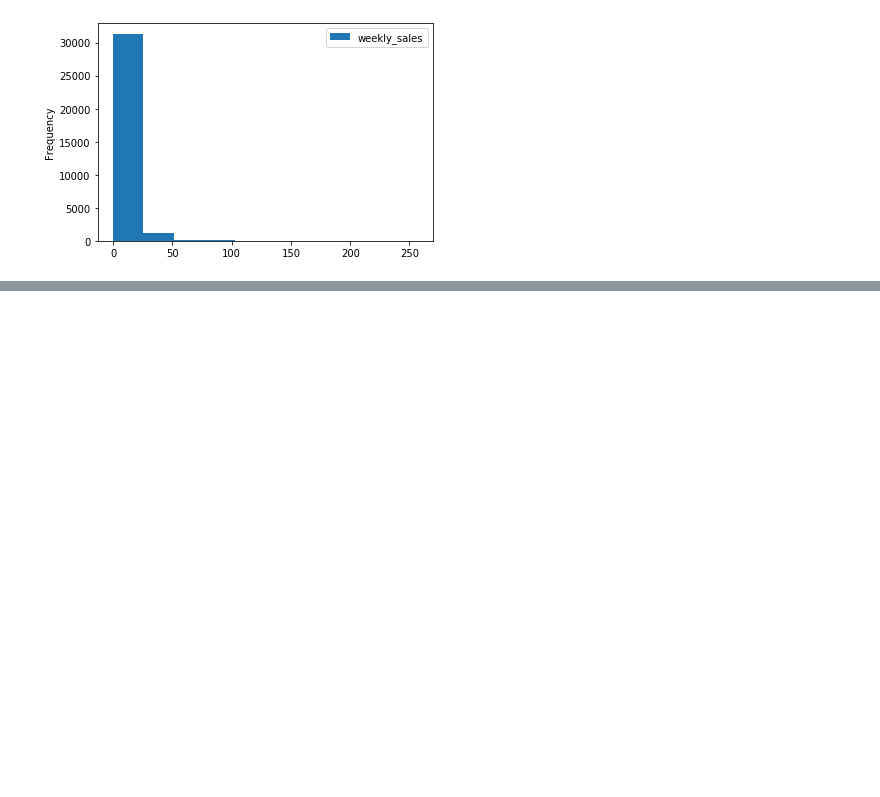
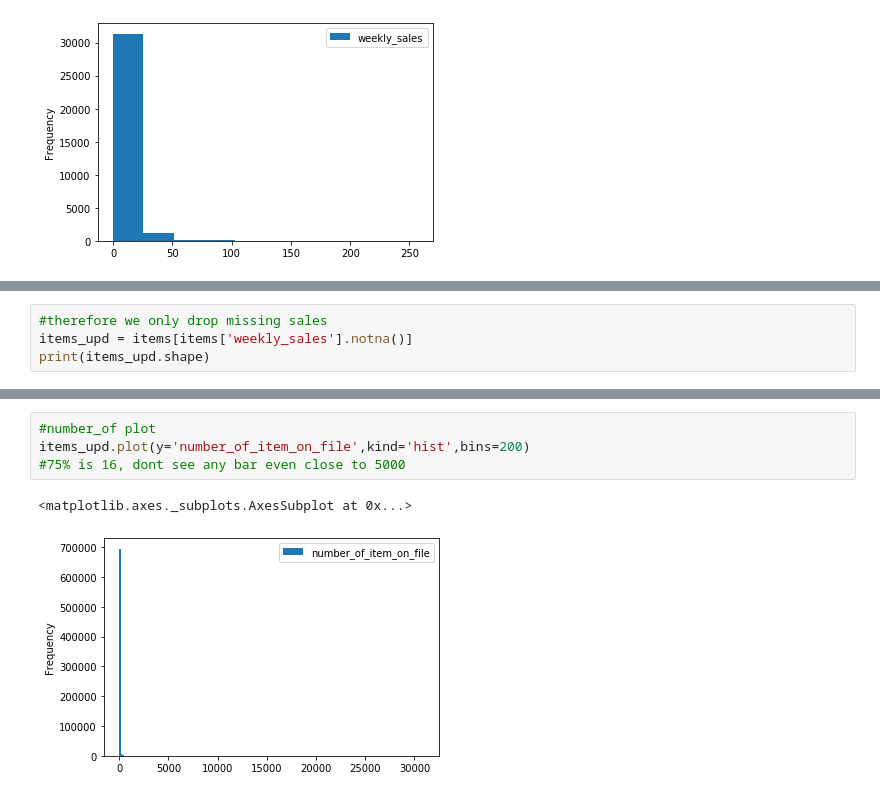
Before and after one commit to sivanand5693/Store-Items, a Jupyter notebook: EDA.ipynb, the cells around one changed output, grey strips where cells are left out. Cells and saved outputs as stored; diff of their text form; blank space fills up the shorter version.

```diff
--- a/EDA.ipynb
+++ b/EDA.ipynb
@@ -115,0 +172,4 @@ baking.plot(y='weekly_sales',kind='hist')
+# %%
+#therefore we only drop missing sales
+items_upd = items[items['weekly_sales'].notna()]
+print(items_upd.shape)
@@ -115,0 +190,7 @@ baking.plot(y='weekly_sales',kind='hist')
+# %%
+#number_of plot
+items_upd.plot(y='number_of_item_on_file',kind='hist',bins=200)
+#75% is 16, dont see any bar even close to 5000
+# %% [output]
+<matplotlib.axes._subplots.AxesSubplot at 0x...>
+[figure, added]
```
Also changed, not shown: parts of 27 cells of this notebook.
